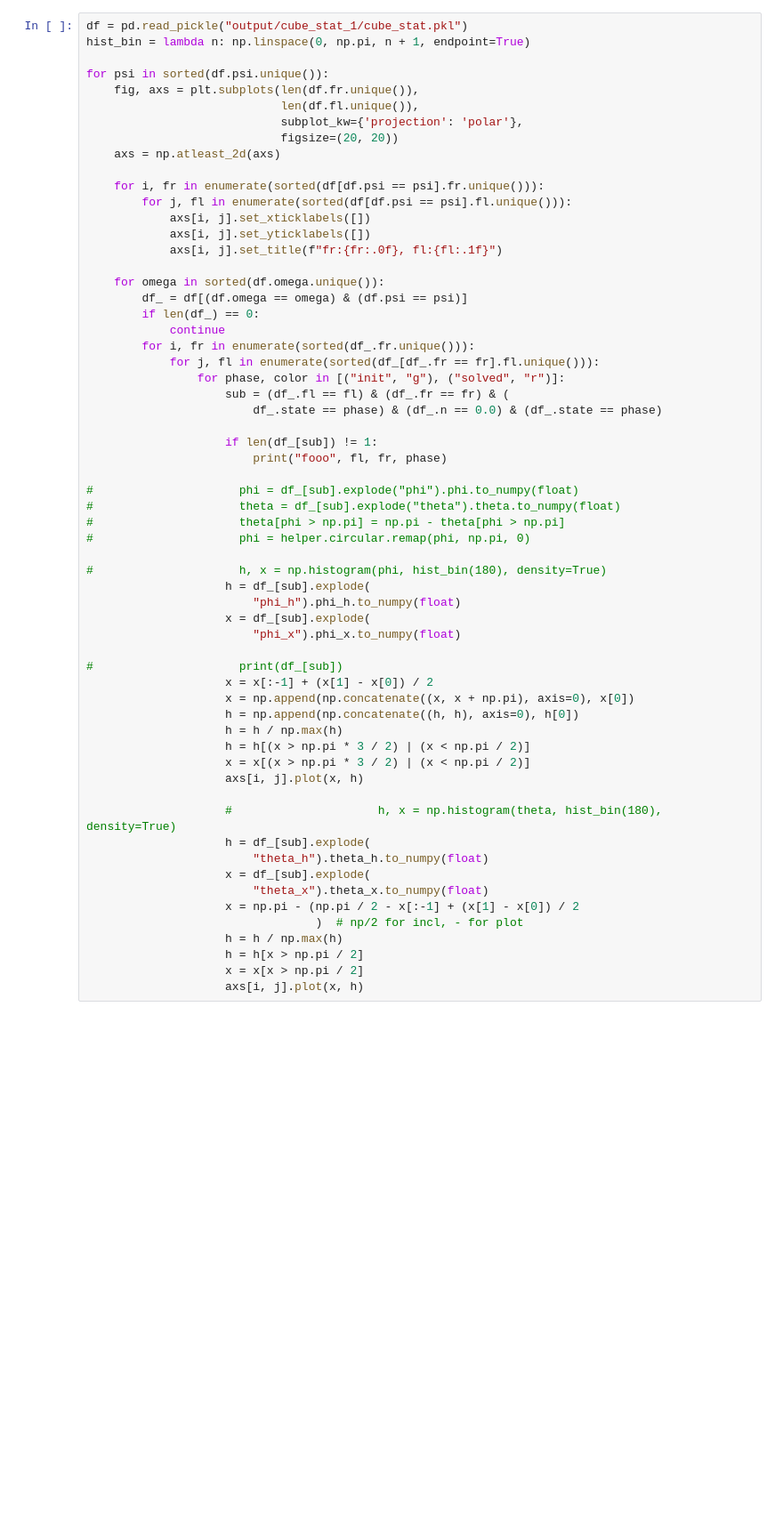
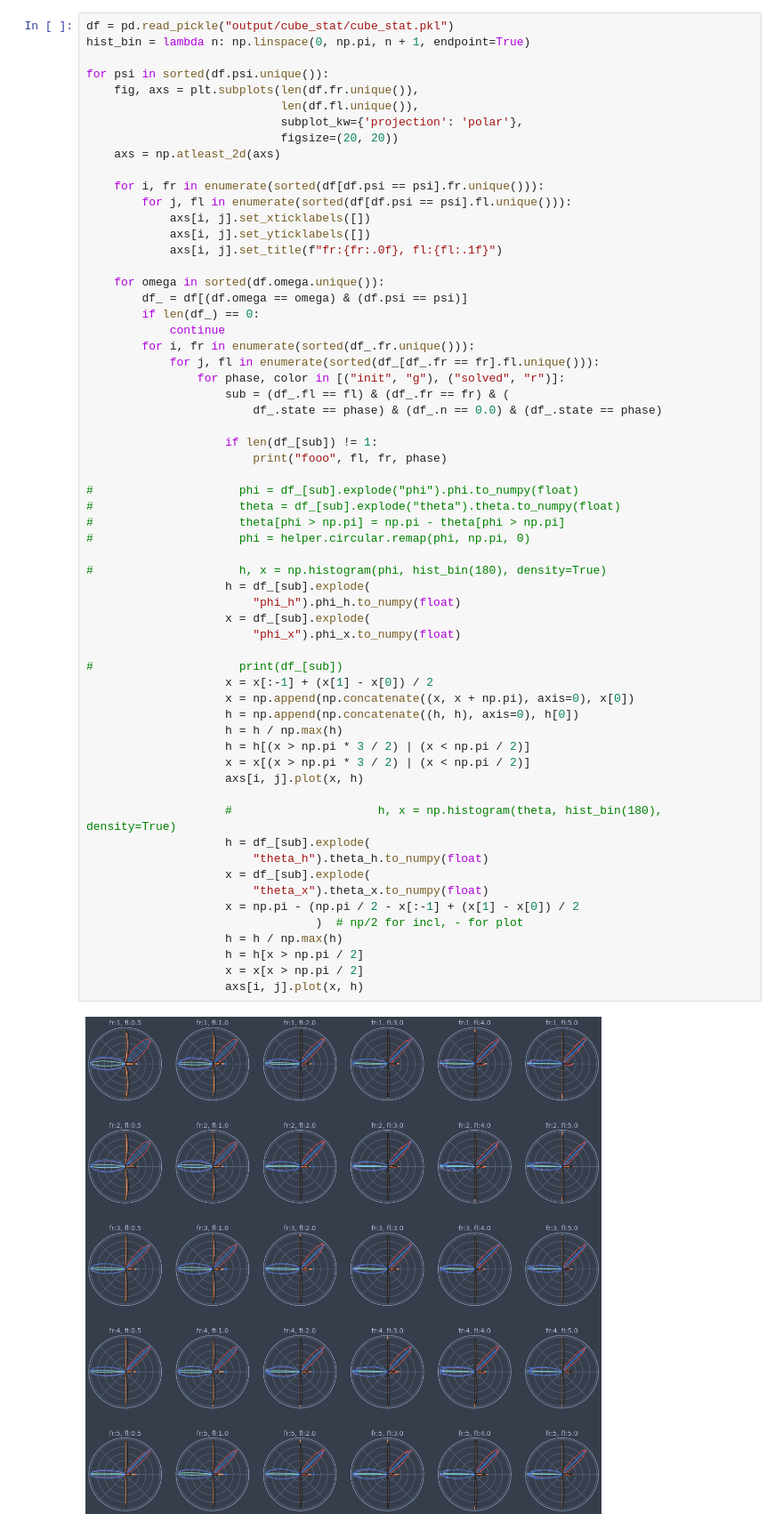
Before and after one commit to fmatuschke/thesis_main, a Jupyter notebook: 2_cube_factory/cube_2pop_statistic.ipynb, the cells around one changed output. Shown at 89% size. Saved outputs shown, nothing was run; the diff lists cells and outputs as text; blank space fills up the shorter version.

```diff
--- a/2_cube_factory/cube_2pop_statistic.ipynb
+++ b/2_cube_factory/cube_2pop_statistic.ipynb
@@ -59,5 +67,5 @@ for i, y in enumerate(ys):
 # %%
-df = pd.read_pickle("output/cube_stat_1/cube_stat.pkl")
+df = pd.read_pickle("output/cube_stat/cube_stat.pkl")
 hist_bin = lambda n: np.linspace(0, np.pi, n + 1, endpoint=True)
 
 for psi in sorted(df.psi.unique()):
@@ -90,30 +98,32 @@ for psi in sorted(df.psi.unique()):
 #                     theta = df_[sub].explode("theta").theta.to_numpy(float)
 #                     theta[phi > np.pi] = np.pi - theta[phi > np.pi]
 #                     phi = helper.circular.remap(phi, np.pi, 0)
 
 #                     h, x = np.histogram(phi, hist_bin(180), density=True)
                     h = df_[sub].explode(
                         "phi_h").phi_h.to_numpy(float)
                     x = df_[sub].explode(
                         "phi_x").phi_x.to_numpy(float)
 
 #                     print(df_[sub])
                     x = x[:-1] + (x[1] - x[0]) / 2
                     x = np.append(np.concatenate((x, x + np.pi), axis=0), x[0])
                     h = np.append(np.concatenate((h, h), axis=0), h[0])
                     h = h / np.max(h)
                     h = h[(x > np.pi * 3 / 2) | (x < np.pi / 2)]
                     x = x[(x > np.pi * 3 / 2) | (x < np.pi / 2)]
                     axs[i, j].plot(x, h)
 
                     #                     h, x = np.histogram(theta, hist_bin(180), density=True)
                     h = df_[sub].explode(
                         "theta_h").theta_h.to_numpy(float)
                     x = df_[sub].explode(
                         "theta_x").theta_x.to_numpy(float)
                     x = np.pi - (np.pi / 2 - x[:-1] + (x[1] - x[0]) / 2
                                  )  # np/2 for incl, - for plot
                     h = h / np.max(h)
                     h = h[x > np.pi / 2]
                     x = x[x > np.pi / 2]
                     axs[i, j].plot(x, h)
+# %% [output]
+[figure, added]
```
Also changed, not shown: parts of 2 cells of this notebook, 8 other files.
